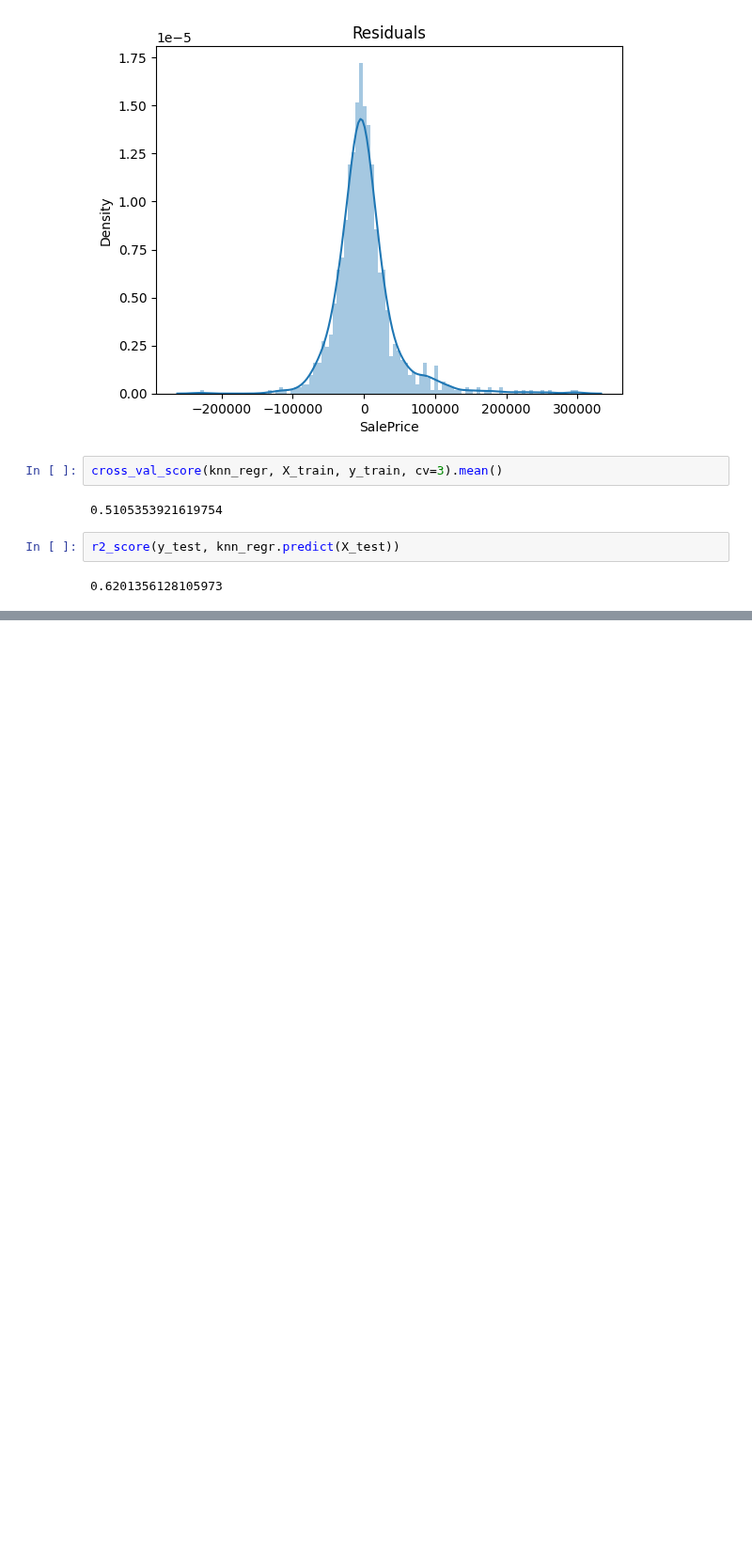
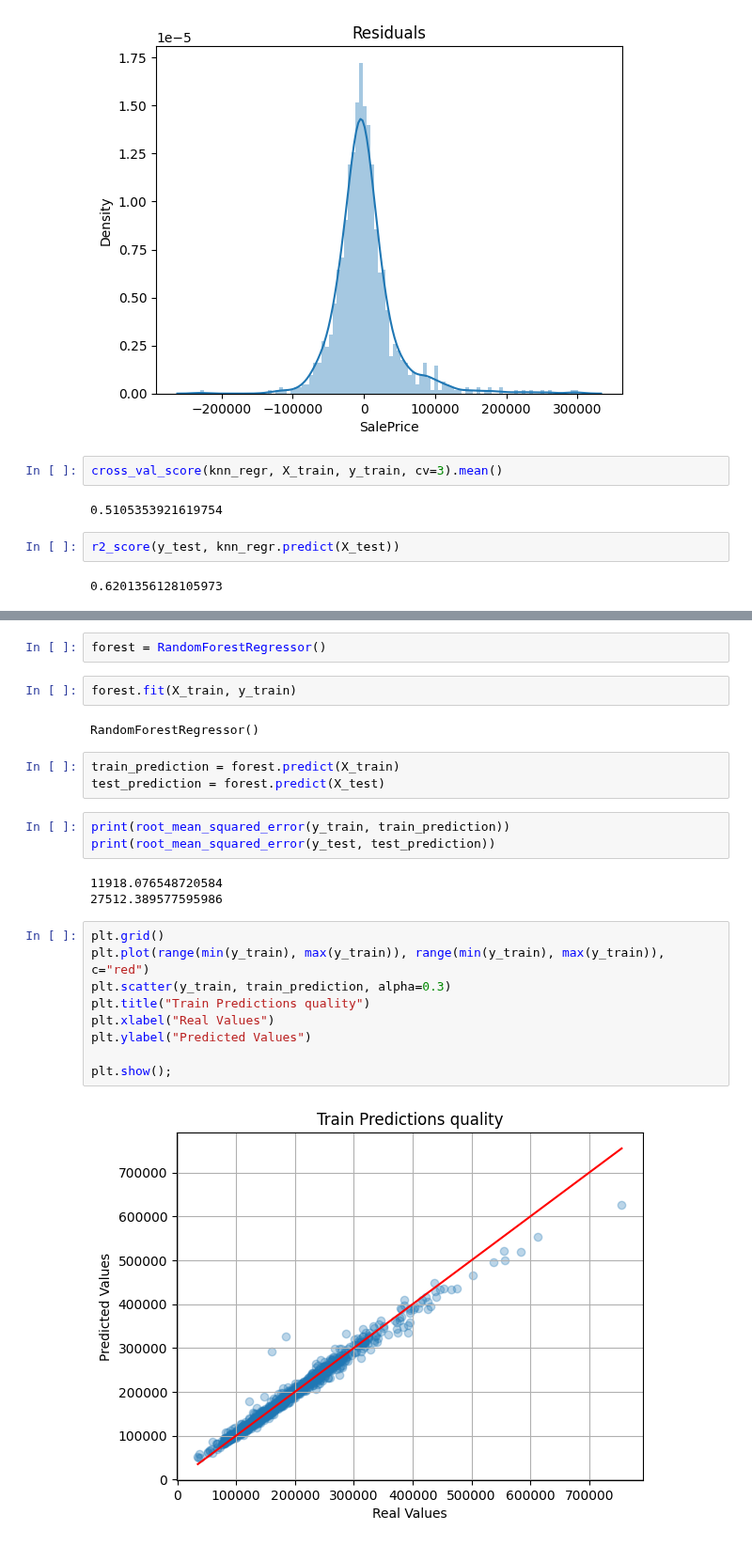
Before and after one commit to Venchislaw/PracticalAI, a Jupyter notebook: Machine Learning/RealProjects/RealEstateWebSite/data_science/ML Side/models_try.ipynb, the cells around one changed output, grey strips where cells are left out. Shown at 94% size. Drawn from its saved outputs; the diff is of its cells as text; blank space fills up the shorter version.

```diff
--- a/Machine Learning/RealProjects/RealEstateWebSite/data_science/ML Side/models_try.ipynb
+++ b/Machine Learning/RealProjects/RealEstateWebSite/data_science/ML Side/models_try.ipynb
@@ -134,0 +138,26 @@ r2_score(y_test, knn_regr.predict(X_test))
+# %%
+forest = RandomForestRegressor()
+# %%
+forest.fit(X_train, y_train)
+# %% [output]
+RandomForestRegressor()
+# %%
+train_prediction = forest.predict(X_train)
+test_prediction = forest.predict(X_test)
+# %%
+print(root_mean_squared_error(y_train, train_prediction))
+print(root_mean_squared_error(y_test, test_prediction))
+# %% [output]
+11918.076548720584
+27512.389577595986
+# %%
+plt.grid()
+plt.plot(range(min(y_train), max(y_train)), range(min(y_train), max(y_train)), c="red")
+plt.scatter(y_train, train_prediction, alpha=0.3)
+plt.title("Train Predictions quality")
+plt.xlabel("Real Values")
+plt.ylabel("Predicted Values")
+
+plt.show();
+# %% [output]
+[figure, added]
```
Also changed, not shown: parts of 6 cells of this notebook.
